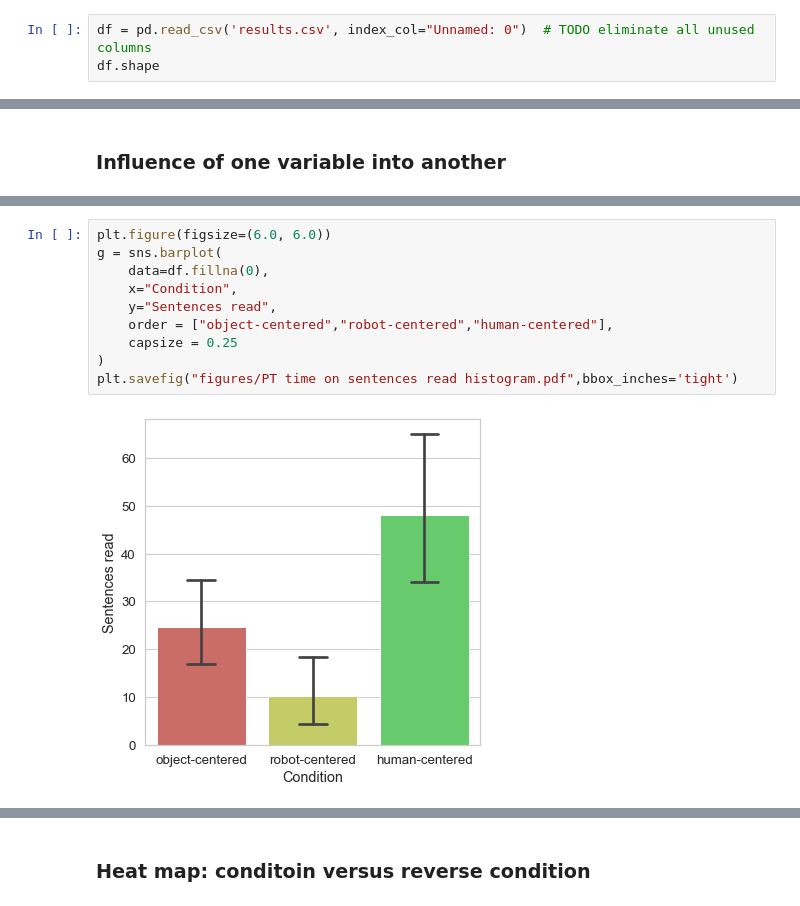
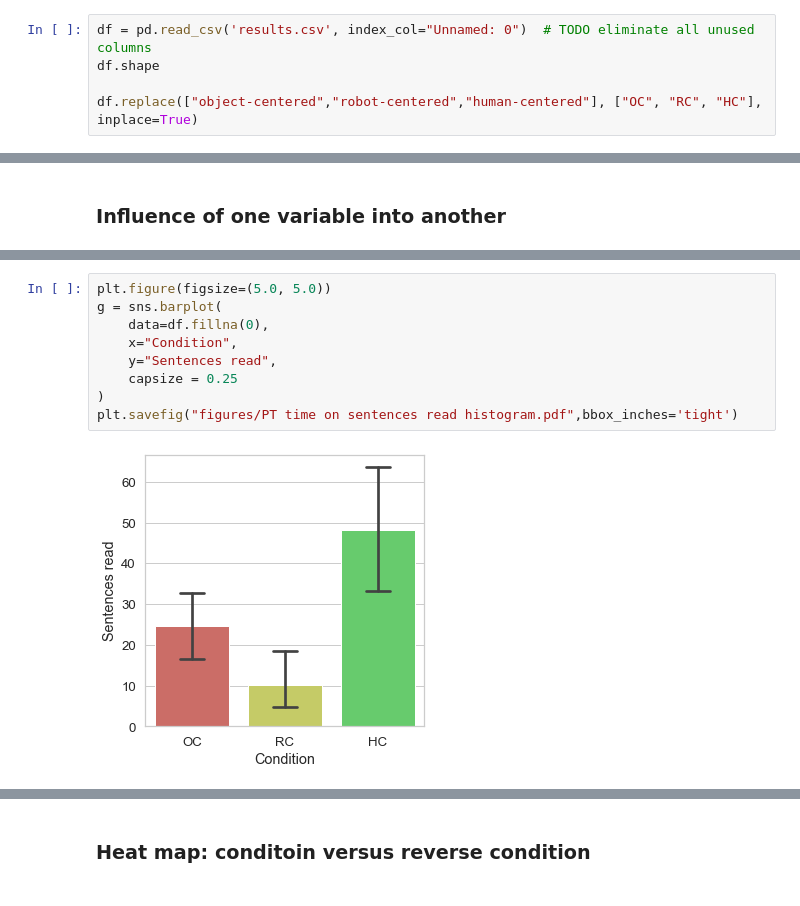
Before and after one commit to Joao-Tiago-Almeida/HRI2023---Conference-Paper, a Jupyter notebook: main.ipynb, the cells around one changed output, grey strips where cells are left out. Cells and saved outputs as stored; diff of their text form.

```diff
--- a/main.ipynb
+++ b/main.ipynb
@@ -9,3 +9,5 @@ sns.set_palette(palette = "hls", desat = 1)# n_colors = 3,
 # %%
 df = pd.read_csv('results.csv', index_col="Unnamed: 0")  # TODO eliminate all unused columns
 df.shape
+
+df.replace(["object-centered","robot-centered","human-centered"], ["OC", "RC", "HC"], inplace=True)
@@ -112,12 +94,11 @@ plt.savefig(f"figures/PT time on sentences read.pdf",bbox_inches='tight')
 # %%
-plt.figure(figsize=(6.0, 6.0))
+plt.figure(figsize=(5.0, 5.0))
 g = sns.barplot(
     data=df.fillna(0),
     x="Condition",
     y="Sentences read",
-    order = ["object-centered","robot-centered","human-centered"],
     capsize = 0.25
 )
 plt.savefig("figures/PT time on sentences read histogram.pdf",bbox_inches='tight')
 # %% [output]
-[figure, old version]
+[figure, new version]
```
Also changed, not shown: parts of 16 cells of this notebook, 9 other files.
